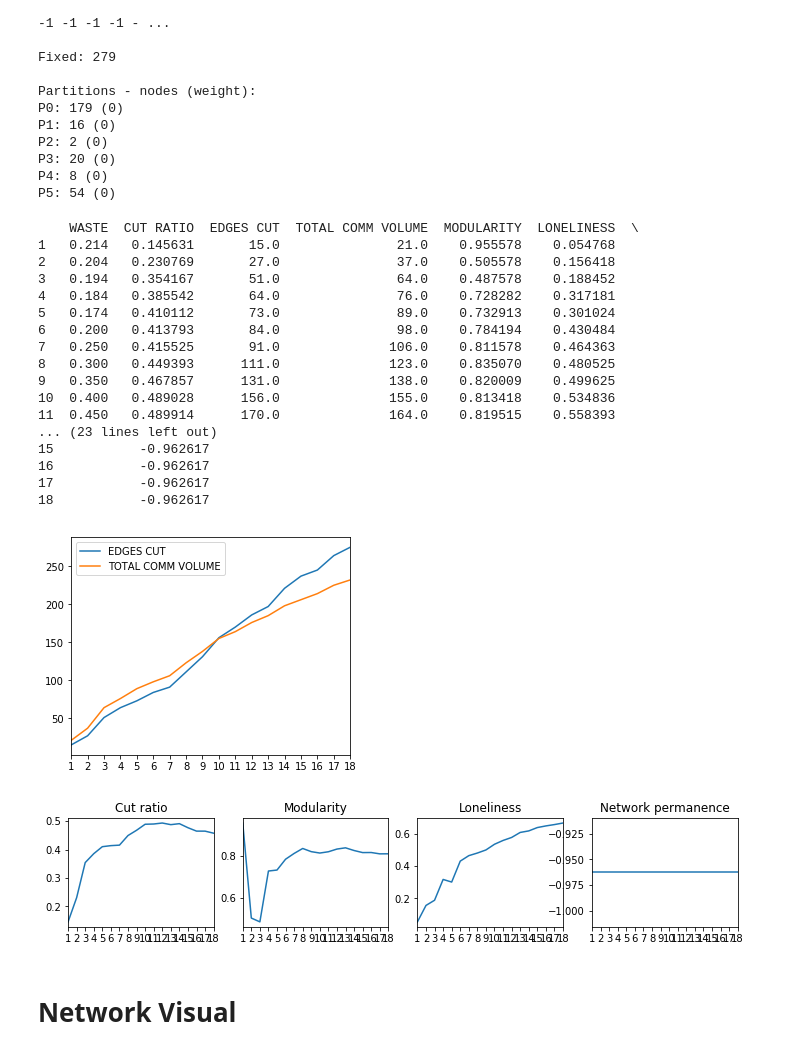
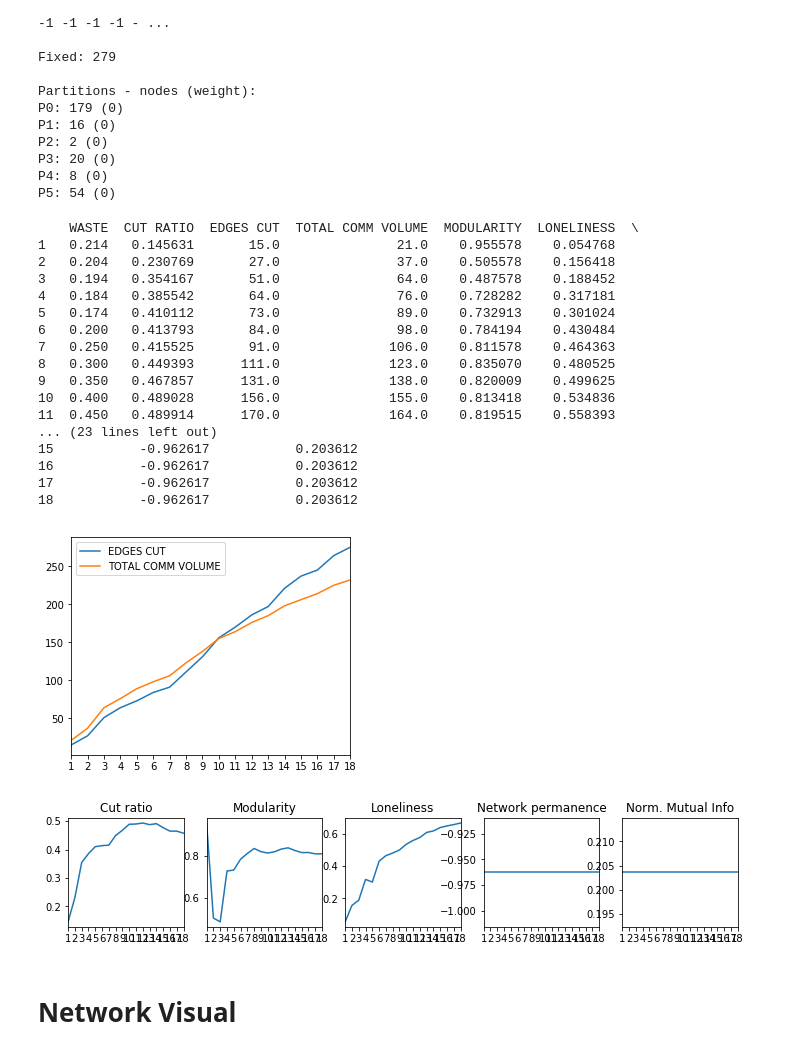
Before and after one commit to sbarakat/graph-partitioning, a Jupyter notebook: graph-partitioning-scotch.ipynb, the cells around one changed output. Drawn from its saved outputs; the diff is of its cells as text; code cells hidden in the pictures.

```diff
--- a/graph-partitioning-scotch.ipynb
+++ b/graph-partitioning-scotch.ipynb
@@ -10,6 +10,7 @@ cols = ["WASTE", "CUT RATIO", "EDGES CUT", "TOTAL COMM VOLUME", "MODULARITY", "L
 pwd = %pwd
 
 run_metrics = True
+dumpAssignments = True
 
 # TODO: copy PaToH & SCOTCH settings to FENNEL script
 
@@ -276,38 +283,41 @@ rows = list(range(1, len(m)+1))
 df = pd.DataFrame(m, index=rows, columns=cols).astype(float)
 print(df)
 
 if len(df) > 1:
     df.plot(y=['EDGES CUT', 'TOTAL COMM VOLUME'], xticks=rows, figsize=(5,4))
 
     fig, axs = plt.subplots(1,5)
     df.plot(y=['CUT RATIO'], title='Cut ratio', xticks=rows, figsize=(12,2), legend=False, ax=axs[0])
     df.plot(y=['MODULARITY'], title='Modularity', xticks=rows, figsize=(12,2), legend=False, ax=axs[1])
     df.plot(y=['LONELINESS'], title='Loneliness', xticks=rows, figsize=(12,2), legend=False, ax=axs[2])
     df.plot(y=['NETWORK PERMANENCE'], title='Network permanence', xticks=rows, figsize=(12,2), legend=False, ax=axs[3])
     df.plot(y=['NORM. MUTUAL INFO'], title='Norm. Mutual Info', xticks=rows, figsize=(12,2), legend=False, ax=axs[4])
 
 else:
     print("\n\nNot enough data points to plot charts. There is only one row.")
+
+if dumpAssignments:
+    utils.write_assignment_file(gp.metrics_run_folder, gp.metrics_run_file_prefix_partitioner + '-batch-assignments.txt', gp.assignments)
 # %% [output]
     WASTE  CUT RATIO  EDGES CUT  TOTAL COMM VOLUME  MODULARITY  LONELINESS  \
 1   0.214   0.145631       15.0               21.0    0.955578    0.054768
 2   0.204   0.230769       27.0               37.0    0.505578    0.156418
 3   0.194   0.354167       51.0               64.0    0.487578    0.188452
 4   0.184   0.385542       64.0               76.0    0.728282    0.317181
 5   0.174   0.410112       73.0               89.0    0.732913    0.301024
 6   0.200   0.413793       84.0               98.0    0.784194    0.430484
 7   0.250   0.415525       91.0              106.0    0.811578    0.464363
 8   0.300   0.449393      111.0              123.0    0.835070    0.480525
 9   0.350   0.467857      131.0              138.0    0.820009    0.499625
 10  0.400   0.489028      156.0              155.0    0.813418    0.534836
 11  0.450   0.489914      170.0              164.0    0.819515    0.558393
 ... (23 lines left out)
-15           -0.962617
-16           -0.962617
-17           -0.962617
-18           -0.962617
+15           -0.962617           0.203612
+16           -0.962617           0.203612
+17           -0.962617           0.203612
+18           -0.962617           0.203612
 [figure]
-[figure, old version]
+[figure, new version]
 # %% [markdown]
 # Network Visual
 # %%
```
Also changed, not shown: parts of 3 cells of this notebook, 4 other files.
